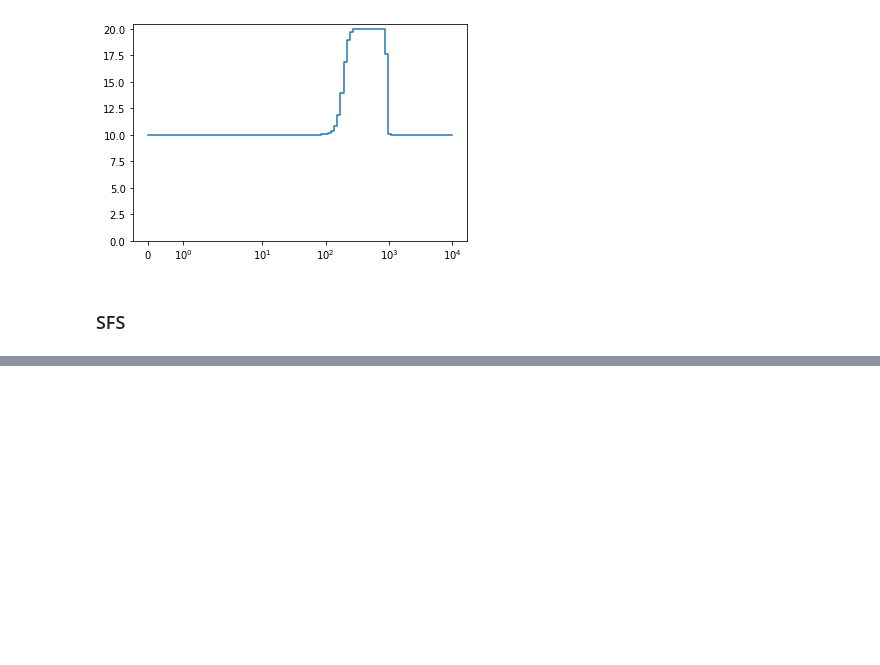
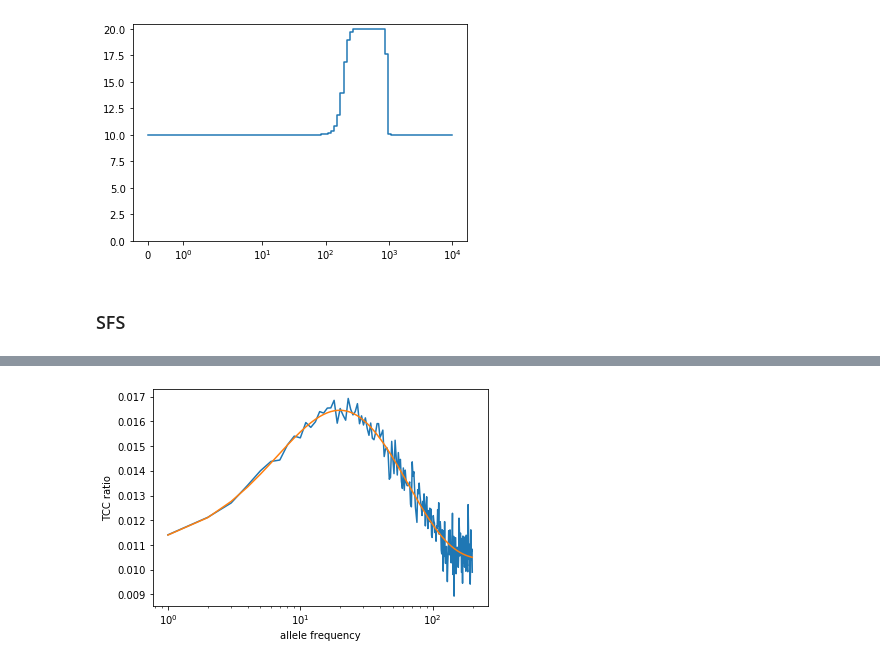
Before and after one commit to harrispopgen/mushi, a Jupyter notebook: test.ipynb, the cells around one changed output, grey strips where cells are left out. Saved outputs shown, nothing was run; the diff lists cells and outputs as text; code cells hidden in the pictures; blank space fills up the shorter version.

```diff
--- a/test.ipynb
+++ b/test.ipynb
@@ -70,0 +69,10 @@ plt.show()
+# %%
+plt.plot(range(1, n), sfs_TCC.sfs / sfs_other.sfs)
+plt.plot(range(1, n), sfs_TCC.ξ(history_inferred) / (sfs_other.ξ(history_other)))
+# plt.plot(range(1, n), sfs_TCC.ξ(history_TCC) / ((sfs_TCC.ξ(history_TCC) + sfs_other.ξ(history_other))))
+plt.xscale('log')
+plt.xlabel('allele frequency')
+plt.ylabel('TCC ratio')
+plt.show()
+# %% [output]
+[figure, added]
```
Also changed, not shown: parts of 4 cells of this notebook, 1 other file.
